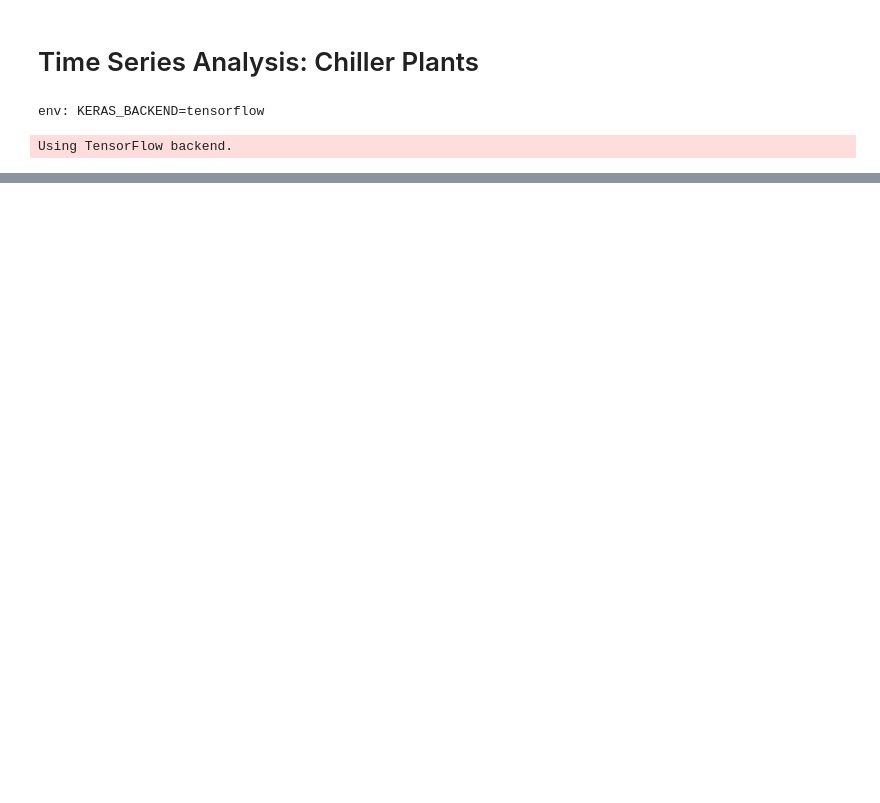
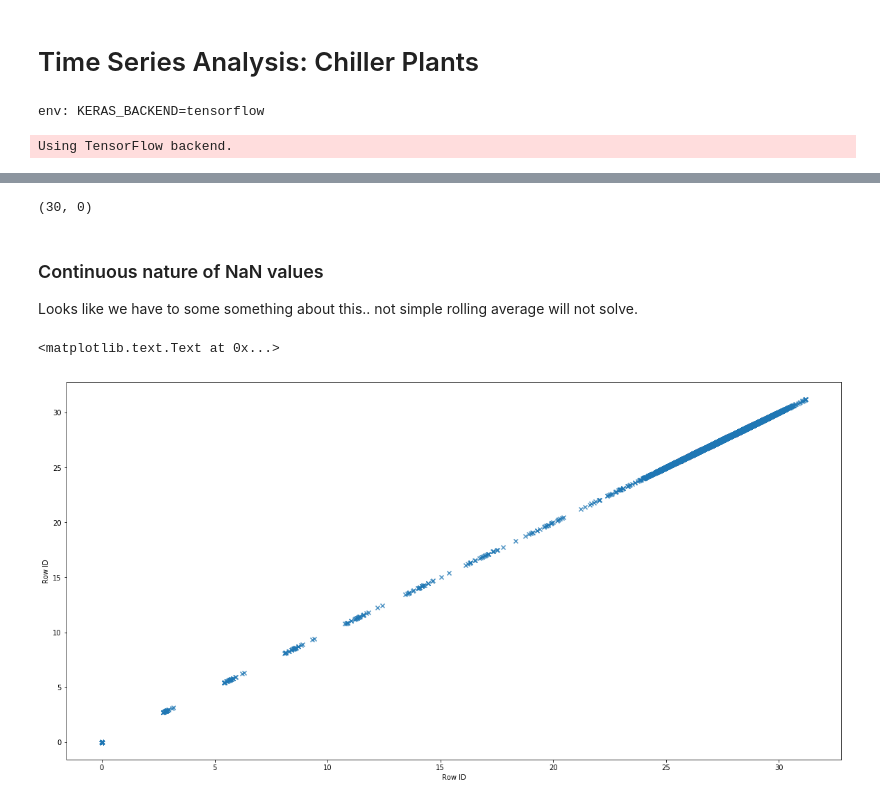
Before and after one commit to MiachelGu/chiller-plants, a Jupyter notebook: notebooks/Playground.ipynb, the cells around one changed output, grey strips where cells are left out. Cells and saved outputs as stored; diff of their text form; code cells hidden in the pictures; blank space fills up the shorter version.

```diff
--- a/notebooks/Playground.ipynb
+++ b/notebooks/Playground.ipynb
@@ -100,0 +87,18 @@ print((ts_data== 0).sum())
+# %%
+# take rolling average, with a window of 10 observations (10 mins)
+roll_avg = sample.cwshdr.rolling(10, min_periods=1).mean()
+roll_avg.isnull().sum(), (roll_avg == 0).sum()
+# %% [output]
+(30, 0)
+# %% [markdown]
+### Continuous nature of NaN values
+Looks like we have to some something about this.. not simple rolling average will not solve.
+# %%
+row_ids = sample[roll_avg.isnull()].row_id
+plt.figure(figsize=(20, 10))
+ax = sns.regplot(x=roll_avg, y=roll_avg, marker="x", fit_reg=False)
+ax.set_xlabel("Row ID")
+ax.set_ylabel("Row ID")
+# %% [output]
+<matplotlib.text.Text at 0x...>
+[figure, added]
```
Also changed, not shown: parts of 24 cells of this notebook.
